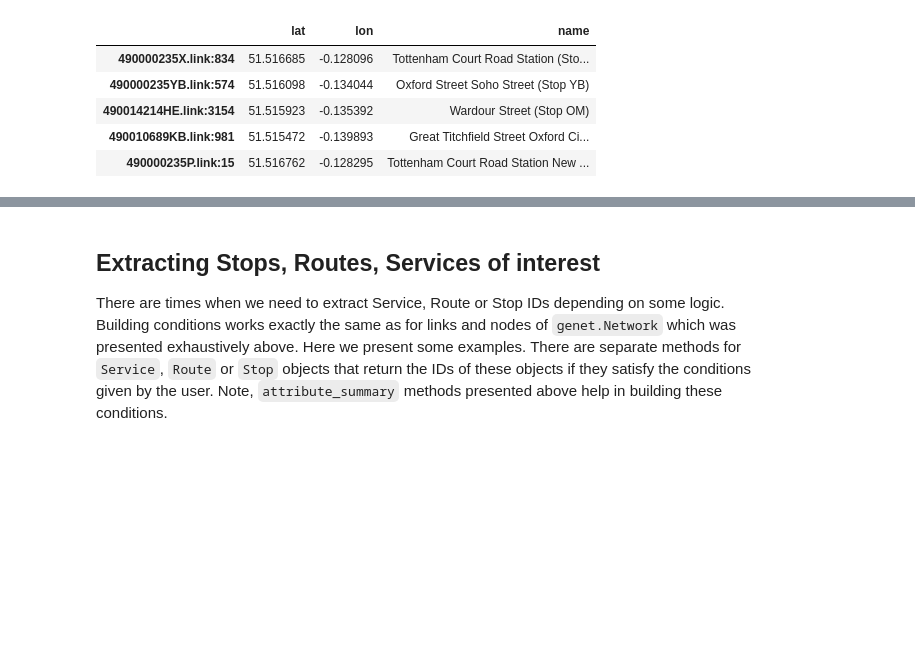
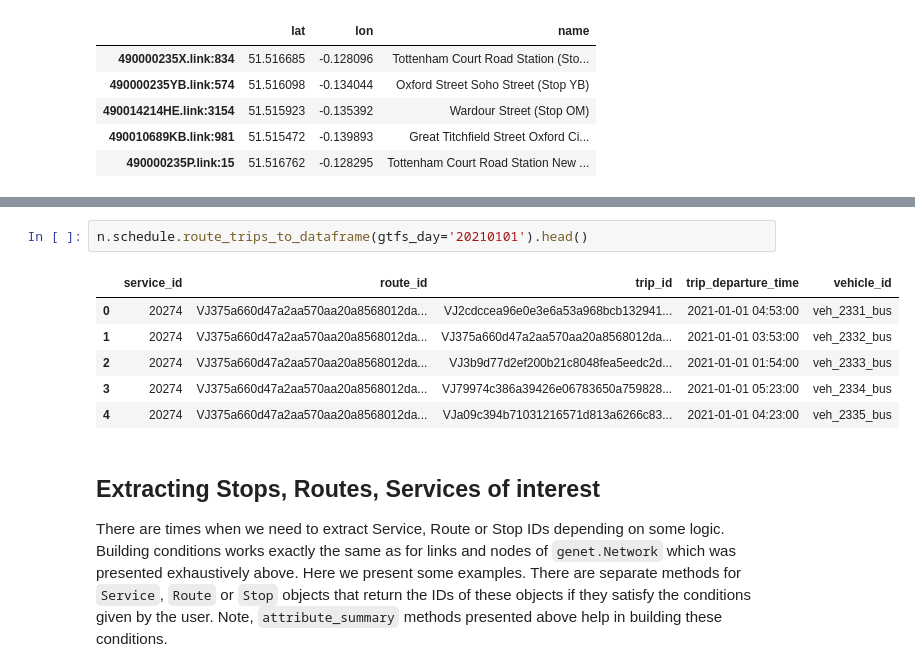
Before and after one commit to arup-group/genet, a Jupyter notebook: notebooks/4.1. Using Network - Accessing Data.ipynb, the cells around one changed output, grey strips where cells are left out. Cells and saved outputs as stored; diff of their text form; blank space fills up the shorter version.

```diff
--- a/notebooks/4.1. Using Network - Accessing Data.ipynb
+++ b/notebooks/4.1. Using Network - Accessing Data.ipynb
@@ -387,3 +425,12 @@ n.schedule.service_attribute_data(keys='name', index_name='service_id').head()
+# %%
+n.schedule.route_trips_to_dataframe(gtfs_day='20210101').head()
+# %% [output]
+|  | service_id | route_id | trip_id | trip_departure_time | vehicle_id |
+| 0 | 20274 | VJ375a660d47a2aa570aa20a8568012da... | VJ2cdccea96e0e3e6a53a968bcb132941... | 2021-01-01 04:53:00 | veh_2331_bus |
+| 1 | 20274 | VJ375a660d47a2aa570aa20a8568012da... | VJ375a660d47a2aa570aa20a8568012da... | 2021-01-01 03:53:00 | veh_2332_bus |
+| 2 | 20274 | VJ375a660d47a2aa570aa20a8568012da... | VJ3b9d77d2ef200b21c8048fea5eedc2d... | 2021-01-01 01:54:00 | veh_2333_bus |
+| 3 | 20274 | VJ375a660d47a2aa570aa20a8568012da... | VJ79974c386a39426e06783650a759828... | 2021-01-01 05:23:00 | veh_2334_bus |
+| 4 | 20274 | VJ375a660d47a2aa570aa20a8568012da... | VJa09c394b71031216571d813a6266c83... | 2021-01-01 04:23:00 | veh_2335_bus |
 # %% [markdown]
 ## Extracting Stops, Routes, Services of interest
 
```
Also changed, not shown: parts of 23 cells of this notebook, 3 other files.
